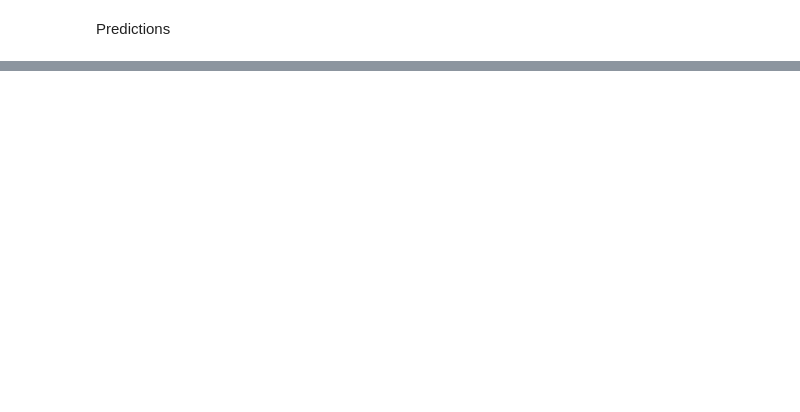
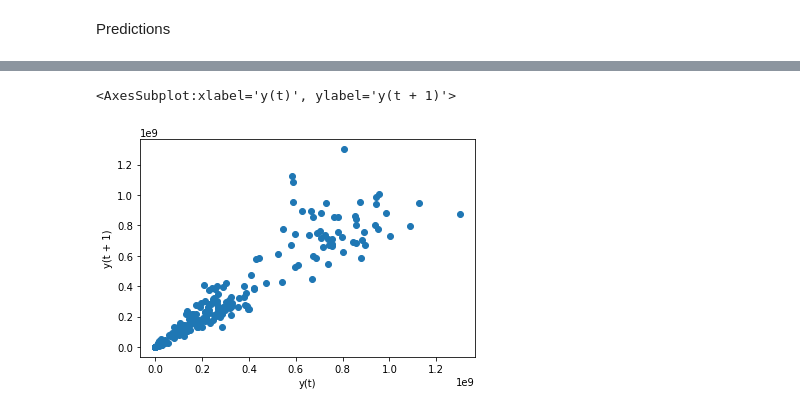
Before and after one commit to kmarkey/LJ_Leading_Indicators, a Jupyter notebook: linear_regression.ipynb, the cells around one changed output, grey strips where cells are left out. Saved outputs shown, nothing was run; the diff lists cells and outputs as text; code cells hidden in the pictures; blank space fills up the shorter version.

```diff
--- a/linear_regression.ipynb
+++ b/linear_regression.ipynb
@@ -47,0 +50,5 @@ mean_squared_error(test_pred, y_test)
+# %%
+lag_plot(data, 1)
+# %% [output]
+<AxesSubplot:xlabel='y(t)', ylabel='y(t + 1)'>
+[figure, added]
```
Also changed, not shown: parts of 5 cells of this notebook, 18 other files.
